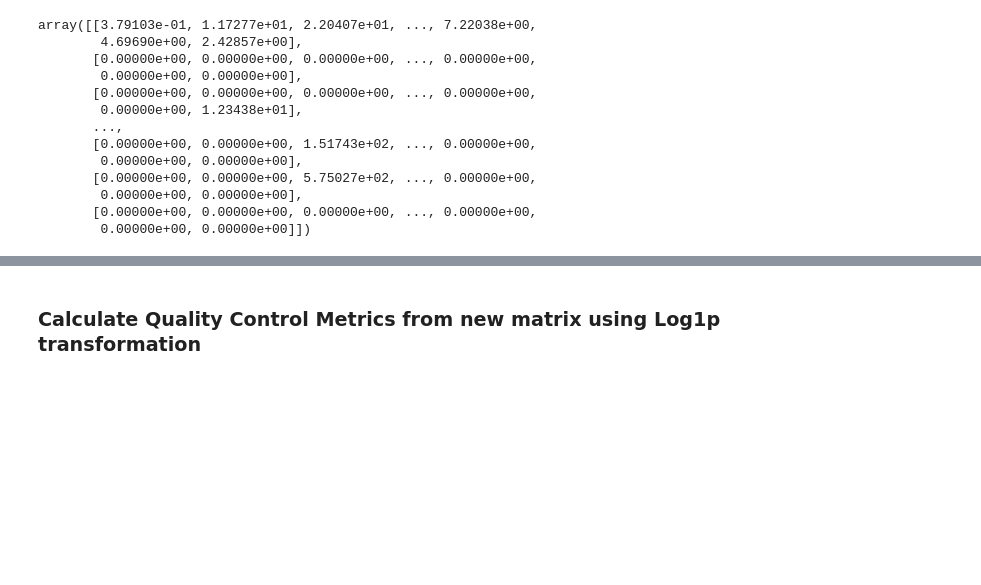
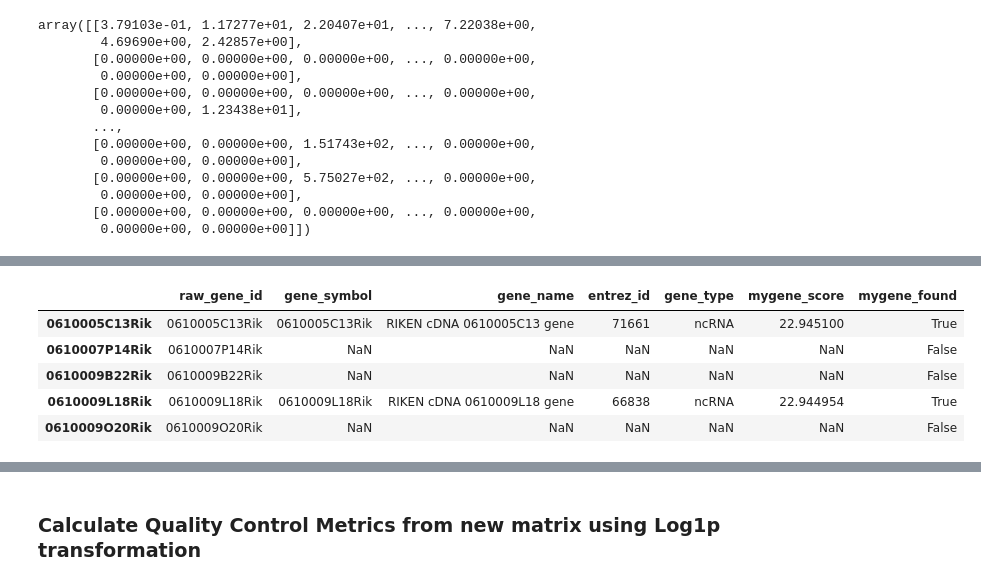
Before and after one commit to toritotony/Microglia-ML-Project, a Jupyter notebook: GEOparse/GEOparseMicroglia.ipynb, the cells around one changed output, grey strips where cells are left out. Cells and saved outputs as stored; diff of their text form; code cells hidden in the pictures; blank space fills up the shorter version.

```diff
--- a/GEOparse/GEOparseMicroglia.ipynb
+++ b/GEOparse/GEOparseMicroglia.ipynb
@@ -484,0 +571,17 @@ array([[3.79103e-01, 1.17277e+01, 2.20407e+01, ..., 7.22038e+00,
+# %%
+mg = mygene.MyGeneInfo()
+# %%
+gene_ids = adata_103334_0w.var_names.astype(str).tolist()
+
+gene_ids_clean = [g.split(".")[0] for g in gene_ids]
+
+annot = mg.querymany(
+    gene_ids_clean,
+    scopes="ensembl.gene,symbol,entrezgene",
+    fields="symbol,name,entrezgene,type_of_gene,go.BP,go.MF,go.CC,pathway.kegg",
+    species="mouse",
+    as_dataframe=True,
+    df_index=True,
+    returnall=True,
+    verbose=True
+)
@@ -484,0 +645,9 @@ array([[3.79103e-01, 1.17277e+01, 2.20407e+01, ..., 7.22038e+00,
+# %%
+adata_103334_0w.var.head()
+# %% [output]
+|  | raw_gene_id | gene_symbol | gene_name | entrez_id | gene_type | mygene_score | mygene_found |
+| 0610005C13Rik | 0610005C13Rik | 0610005C13Rik | RIKEN cDNA 0610005C13 gene | 71661 | ncRNA | 22.945100 | True |
+| 0610007P14Rik | 0610007P14Rik | NaN | NaN | NaN | NaN | NaN | False |
+| 0610009B22Rik | 0610009B22Rik | NaN | NaN | NaN | NaN | NaN | False |
+| 0610009L18Rik | 0610009L18Rik | 0610009L18Rik | RIKEN cDNA 0610009L18 gene | 66838 | ncRNA | 22.944954 | True |
+| 0610009O20Rik | 0610009O20Rik | NaN | NaN | NaN | NaN | NaN | False |
```
Also changed, not shown: parts of 25 cells of this notebook.
